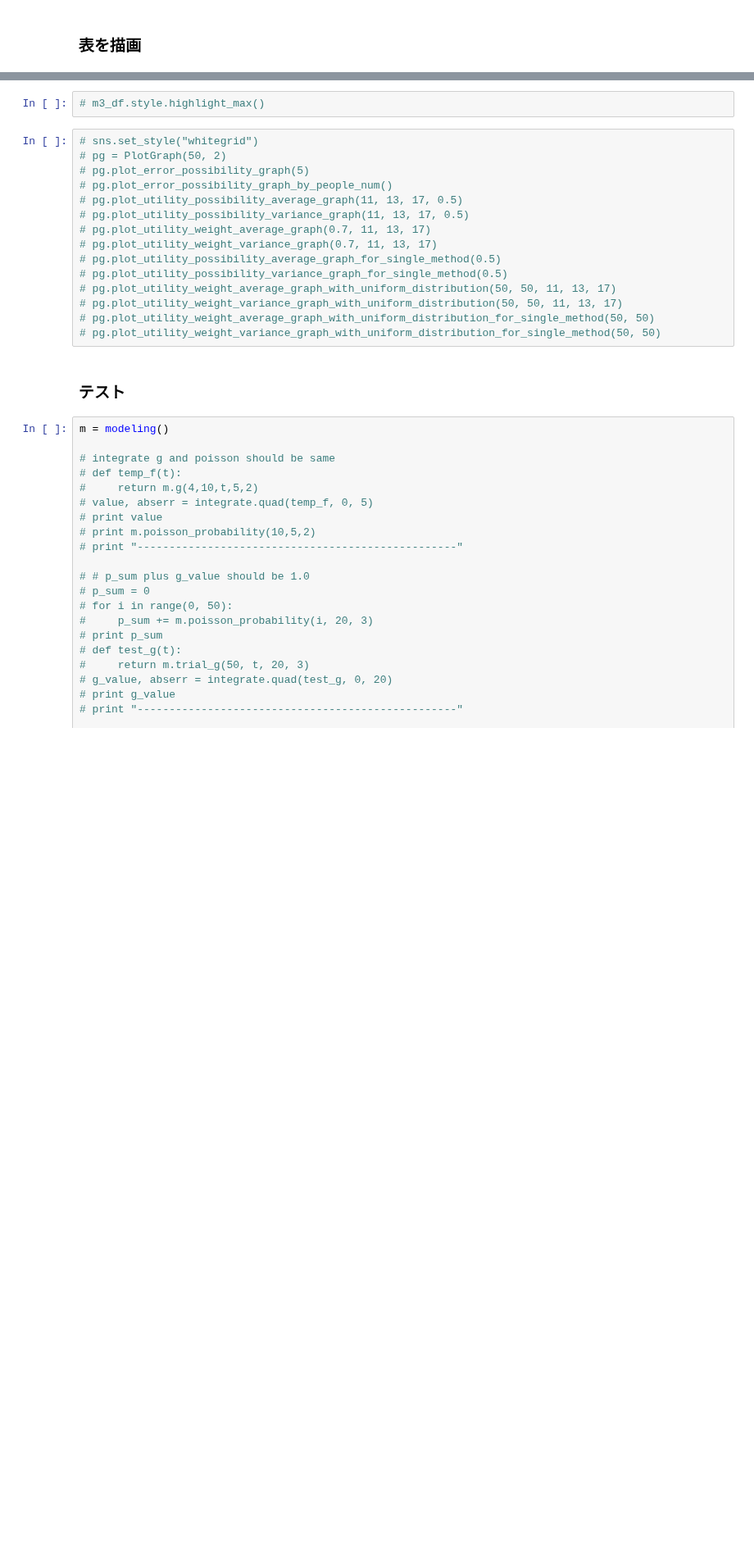
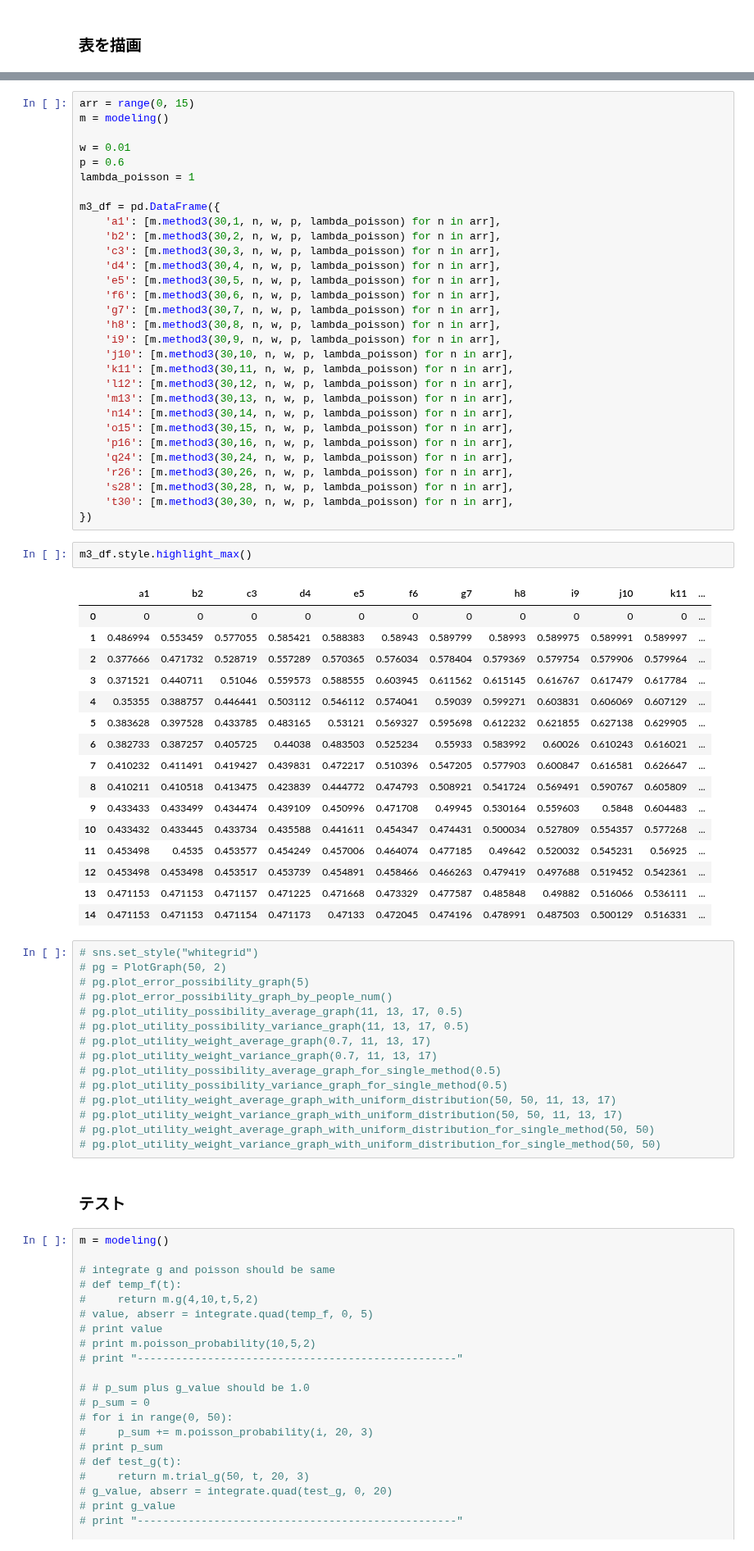
Before and after one commit to k33asby/opinion-aggregation-experiment, a Jupyter notebook: py/simulation.ipynb, the cells around one changed output, grey strips where cells are left out. Shown at 82% size. Cells and saved outputs as stored; diff of their text form; blank space fills up the shorter version.

```diff
--- a/py/simulation.ipynb
+++ b/py/simulation.ipynb
@@ -487,5 +544,52 @@ lambda_poisson = 1
+# %%
+arr = range(0, 15)
+m = modeling()
+
+w = 0.01
+p = 0.6
+lambda_poisson = 1
+
+m3_df = pd.DataFrame({
+    'a1': [m.method3(30,1, n, w, p, lambda_poisson) for n in arr],
+    'b2': [m.method3(30,2, n, w, p, lambda_poisson) for n in arr],
+    'c3': [m.method3(30,3, n, w, p, lambda_poisson) for n in arr],
+    'd4': [m.method3(30,4, n, w, p, lambda_poisson) for n in arr],
+    'e5': [m.method3(30,5, n, w, p, lambda_poisson) for n in arr],
+    'f6': [m.method3(30,6, n, w, p, lambda_poisson) for n in arr],
+    'g7': [m.method3(30,7, n, w, p, lambda_poisson) for n in arr],
+    'h8': [m.method3(30,8, n, w, p, lambda_poisson) for n in arr],
+    'i9': [m.method3(30,9, n, w, p, lambda_poisson) for n in arr],
+    'j10': [m.method3(30,10, n, w, p, lambda_poisson) for n in arr],
+    'k11': [m.method3(30,11, n, w, p, lambda_poisson) for n in arr],
+    'l12': [m.method3(30,12, n, w, p, lambda_poisson) for n in arr],
+    'm13': [m.method3(30,13, n, w, p, lambda_poisson) for n in arr],
+    'n14': [m.method3(30,14, n, w, p, lambda_poisson) for n in arr],
+    'o15': [m.method3(30,15, n, w, p, lambda_poisson) for n in arr],
+    'p16': [m.method3(30,16, n, w, p, lambda_poisson) for n in arr],
+    'q24': [m.method3(30,24, n, w, p, lambda_poisson) for n in arr],
+    'r26': [m.method3(30,26, n, w, p, lambda_poisson) for n in arr],
+    's28': [m.method3(30,28, n, w, p, lambda_poisson) for n in arr],
+    't30': [m.method3(30,30, n, w, p, lambda_poisson) for n in arr],
+})
 # %%
-# m3_df.style.highlight_max()
+m3_df.style.highlight_max()
+# %% [output]
+|  | a1 | b2 | c3 | d4 | e5 | f6 | g7 | h8 | i9 | j10 | k11 | ... |
+| 0 | 0 | 0 | 0 | 0 | 0 | 0 | 0 | 0 | 0 | 0 | 0 | ... |
+| 1 | 0.486994 | 0.553459 | 0.577055 | 0.585421 | 0.588383 | 0.58943 | 0.589799 | 0.58993 | 0.589975 | 0.589991 | 0.589997 | ... |
+| 2 | 0.377666 | 0.471732 | 0.528719 | 0.557289 | 0.570365 | 0.576034 | 0.578404 | 0.579369 | 0.579754 | 0.579906 | 0.579964 | ... |
+| 3 | 0.371521 | 0.440711 | 0.51046 | 0.559573 | 0.588555 | 0.603945 | 0.611562 | 0.615145 | 0.616767 | 0.617479 | 0.617784 | ... |
+| 4 | 0.35355 | 0.388757 | 0.446441 | 0.503112 | 0.546112 | 0.574041 | 0.59039 | 0.599271 | 0.603831 | 0.606069 | 0.607129 | ... |
+| 5 | 0.383628 | 0.397528 | 0.433785 | 0.483165 | 0.53121 | 0.569327 | 0.595698 | 0.612232 | 0.621855 | 0.627138 | 0.629905 | ... |
+| 6 | 0.382733 | 0.387257 | 0.405725 | 0.44038 | 0.483503 | 0.525234 | 0.55933 | 0.583992 | 0.60026 | 0.610243 | 0.616021 | ... |
+| 7 | 0.410232 | 0.411491 | 0.419427 | 0.439831 | 0.472217 | 0.510396 | 0.547205 | 0.577903 | 0.600847 | 0.616581 | 0.626647 | ... |
+| 8 | 0.410211 | 0.410518 | 0.413475 | 0.423839 | 0.444772 | 0.474793 | 0.508921 | 0.541724 | 0.569491 | 0.590767 | 0.605809 | ... |
+| 9 | 0.433433 | 0.433499 | 0.434474 | 0.439109 | 0.450996 | 0.471708 | 0.49945 | 0.530164 | 0.559603 | 0.5848 | 0.604483 | ... |
+| 10 | 0.433432 | 0.433445 | 0.433734 | 0.435588 | 0.441611 | 0.454347 | 0.474431 | 0.500034 | 0.527809 | 0.554357 | 0.577268 | ... |
+| 11 | 0.453498 | 0.4535 | 0.453577 | 0.454249 | 0.457006 | 0.464074 | 0.477185 | 0.49642 | 0.520032 | 0.545231 | 0.56925 | ... |
+| 12 | 0.453498 | 0.453498 | 0.453517 | 0.453739 | 0.454891 | 0.458466 | 0.466263 | 0.479419 | 0.497688 | 0.519452 | 0.542361 | ... |
+| 13 | 0.471153 | 0.471153 | 0.471157 | 0.471225 | 0.471668 | 0.473329 | 0.477587 | 0.485848 | 0.49882 | 0.516066 | 0.536111 | ... |
+| 14 | 0.471153 | 0.471153 | 0.471154 | 0.471173 | 0.47133 | 0.472045 | 0.474196 | 0.478991 | 0.487503 | 0.500129 | 0.516331 | ... |
 # %%
 # sns.set_style("whitegrid")
 # pg = PlotGraph(50, 2)
```
Also changed, not shown: parts of 6 cells of this notebook.
